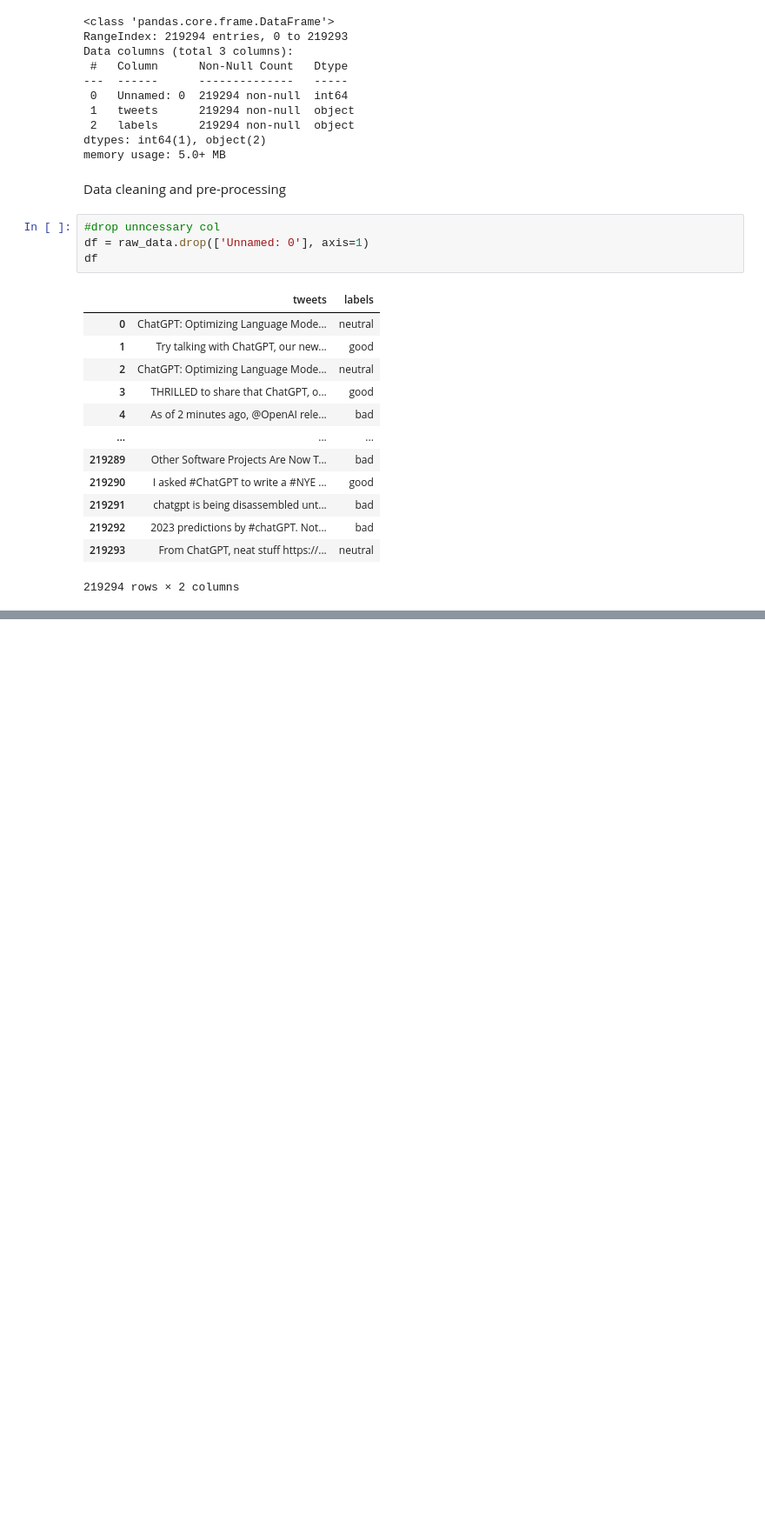
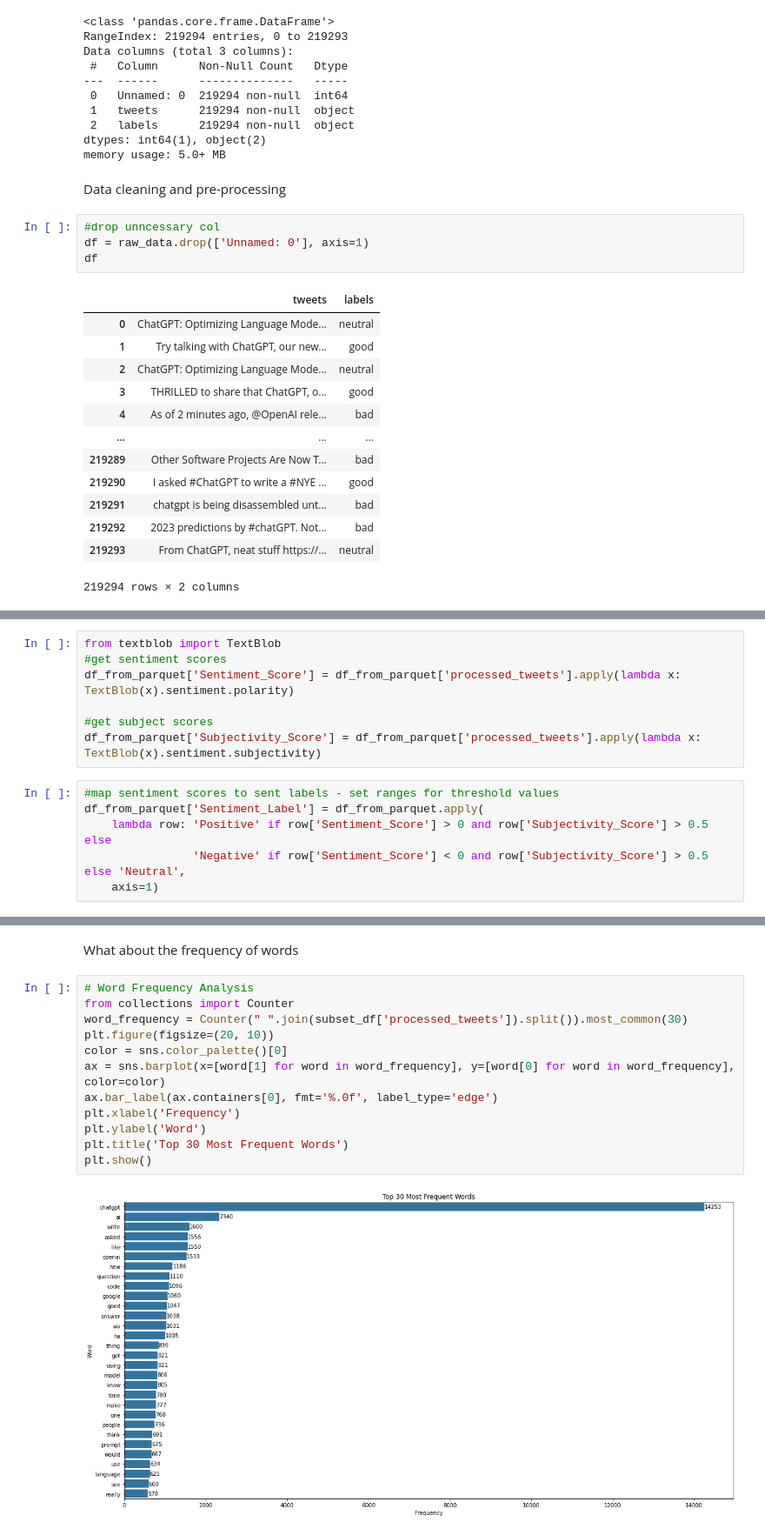
Before and after one commit to JaydenBeckwith/SentimentAnalysis, a Jupyter notebook: main.ipynb, the cells around one changed output, grey strips where cells are left out. Shown at 87% size. Drawn from its saved outputs; the diff is of its cells as text; blank space fills up the shorter version.

```diff
--- a/main.ipynb
+++ b/main.ipynb
@@ -153,0 +205,13 @@ df
+# %%
+from textblob import TextBlob
+#get sentiment scores
+df_from_parquet['Sentiment_Score'] = df_from_parquet['processed_tweets'].apply(lambda x: TextBlob(x).sentiment.polarity)
+
+#get subject scores
+df_from_parquet['Subjectivity_Score'] = df_from_parquet['processed_tweets'].apply(lambda x: TextBlob(x).sentiment.subjectivity)
+# %%
+#map sentiment scores to sent labels - set ranges for threshold values
+df_from_parquet['Sentiment_Label'] = df_from_parquet.apply(
+    lambda row: 'Positive' if row['Sentiment_Score'] > 0 and row['Subjectivity_Score'] > 0.5 else
+                'Negative' if row['Sentiment_Score'] < 0 and row['Subjectivity_Score'] > 0.5 else 'Neutral',
+    axis=1)
@@ -153,0 +357,16 @@ df
+# %% [markdown]
+What about the frequency of words
+# %%
+# Word Frequency Analysis
+from collections import Counter
+word_frequency = Counter(" ".join(subset_df['processed_tweets']).split()).most_common(30)
+plt.figure(figsize=(20, 10))
+color = sns.color_palette()[0]
+ax = sns.barplot(x=[word[1] for word in word_frequency], y=[word[0] for word in word_frequency], color=color)
+ax.bar_label(ax.containers[0], fmt='%.0f', label_type='edge')
+plt.xlabel('Frequency')
+plt.ylabel('Word')
+plt.title('Top 30 Most Frequent Words')
+plt.show()
+# %% [output]
+[figure, added]
```
Also changed, not shown: parts of 26 cells of this notebook, 1 other file.
